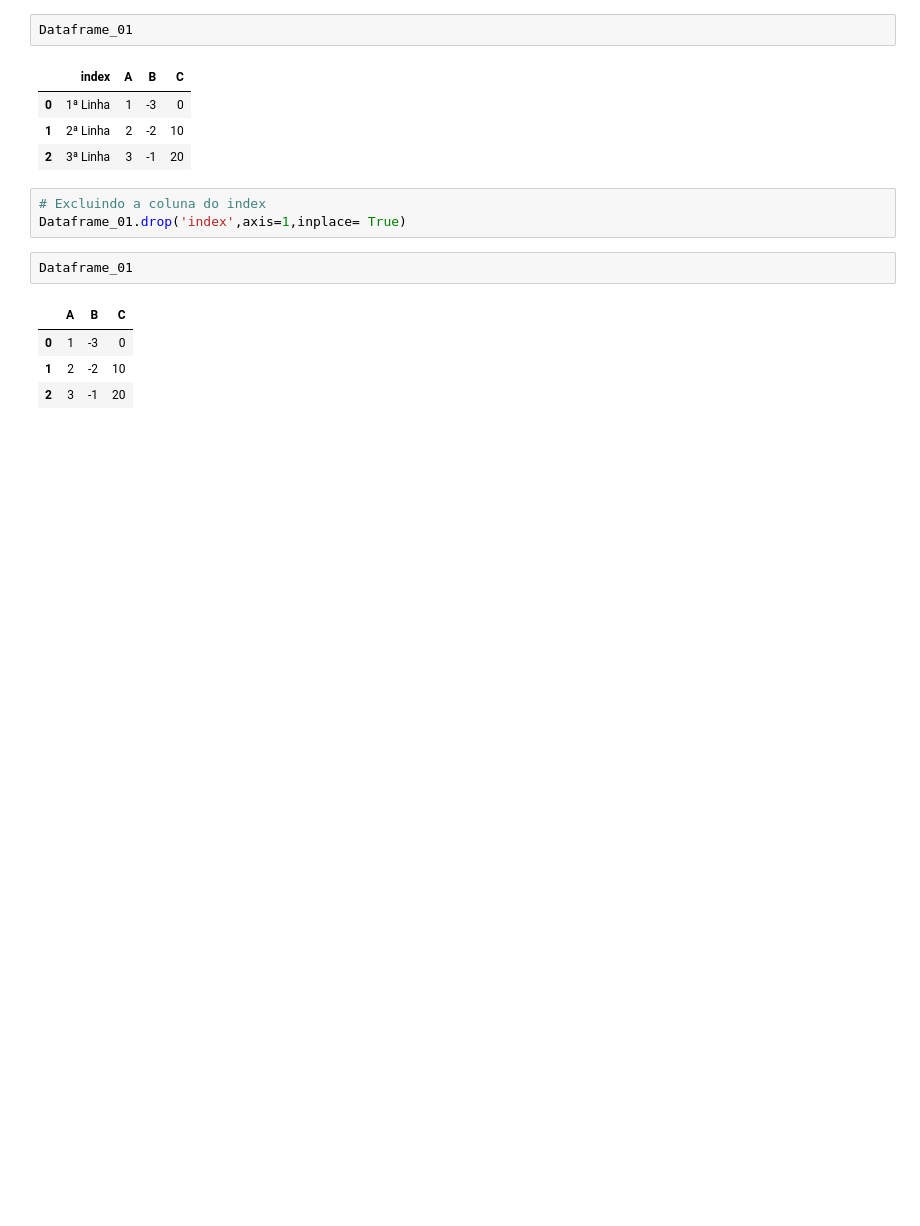
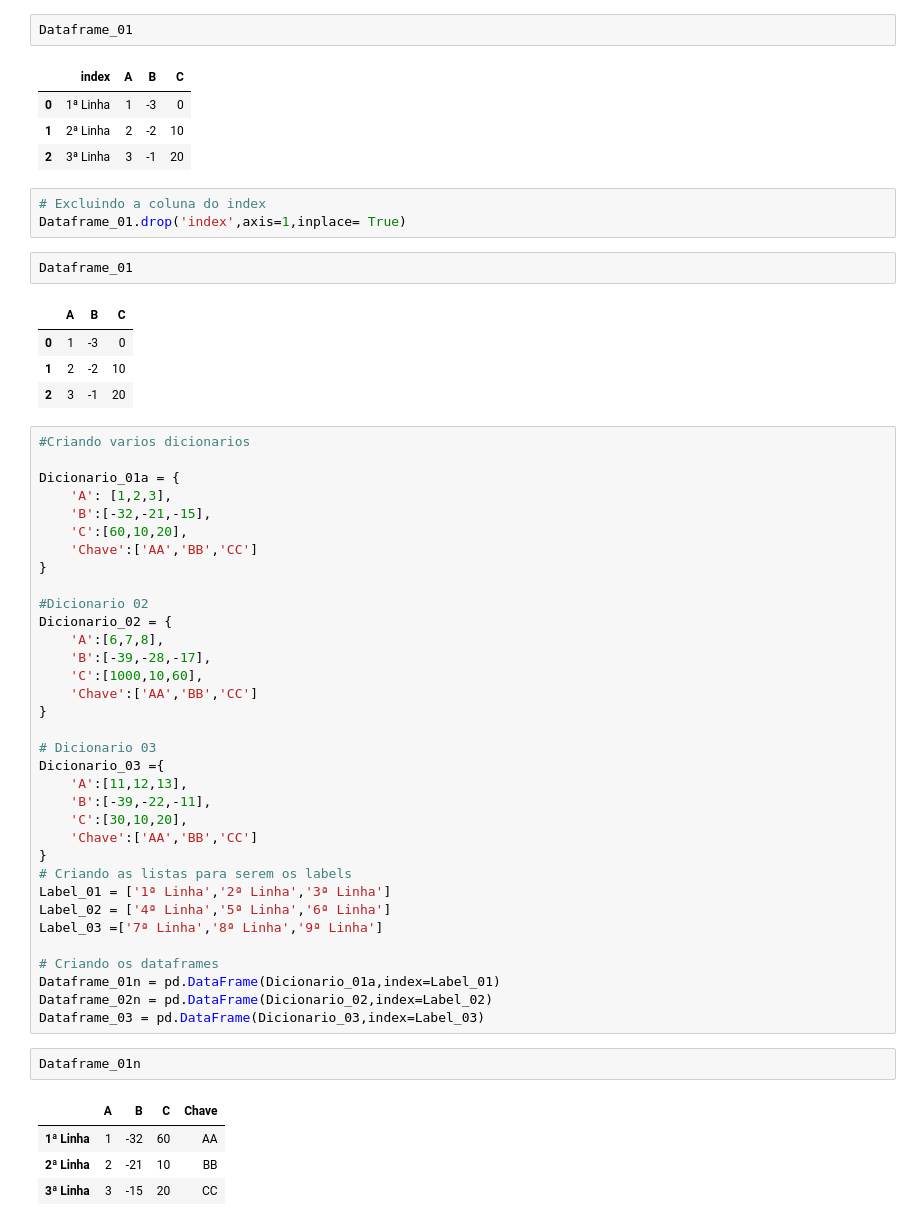
Before and after one commit to danielvieira95/Inteligencia_Artificial_2025, a Jupyter notebook: Turma-A/aula02/codigo.ipynb, the cells around one changed output. Saved outputs shown, nothing was run; the diff lists cells and outputs as text; blank space fills up the shorter version.

```diff
--- a/Turma-A/aula02/codigo.ipynb
+++ b/Turma-A/aula02/codigo.ipynb
@@ -247,3 +247,44 @@ Dataframe_01
 | 0 | 1 | -3 | 0 |
 | 1 | 2 | -2 | 10 |
 | 2 | 3 | -1 | 20 |
+# %%
+#Criando varios dicionarios
+
+Dicionario_01a = {
+    'A': [1,2,3],
+    'B':[-32,-21,-15],
+    'C':[60,10,20],
+    'Chave':['AA','BB','CC']
+}
+
+#Dicionario 02
+Dicionario_02 = {
+    'A':[6,7,8],
+    'B':[-39,-28,-17],
+    'C':[1000,10,60],
+    'Chave':['AA','BB','CC']
+}
+
+# Dicionario 03
+Dicionario_03 ={
+    'A':[11,12,13],
+    'B':[-39,-22,-11],
+    'C':[30,10,20],
+    'Chave':['AA','BB','CC']
+}
+# Criando as listas para serem os labels
+Label_01 = ['1ª Linha','2ª Linha','3ª Linha']
+Label_02 = ['4ª Linha','5ª Linha','6ª Linha']
+Label_03 =['7ª Linha','8ª Linha','9ª Linha']
+
+# Criando os dataframes
+Dataframe_01n = pd.DataFrame(Dicionario_01a,index=Label_01)
+Dataframe_02n = pd.DataFrame(Dicionario_02,index=Label_02)
+Dataframe_03 = pd.DataFrame(Dicionario_03,index=Label_03)
+# %%
+Dataframe_01n
+# %% [output]
+|  | A | B | C | Chave |
+| 1ª Linha | 1 | -32 | 60 | AA |
+| 2ª Linha | 2 | -21 | 10 | BB |
+| 3ª Linha | 3 | -15 | 20 | CC |
```
Also changed, not shown: parts of 2 cells of this notebook.
